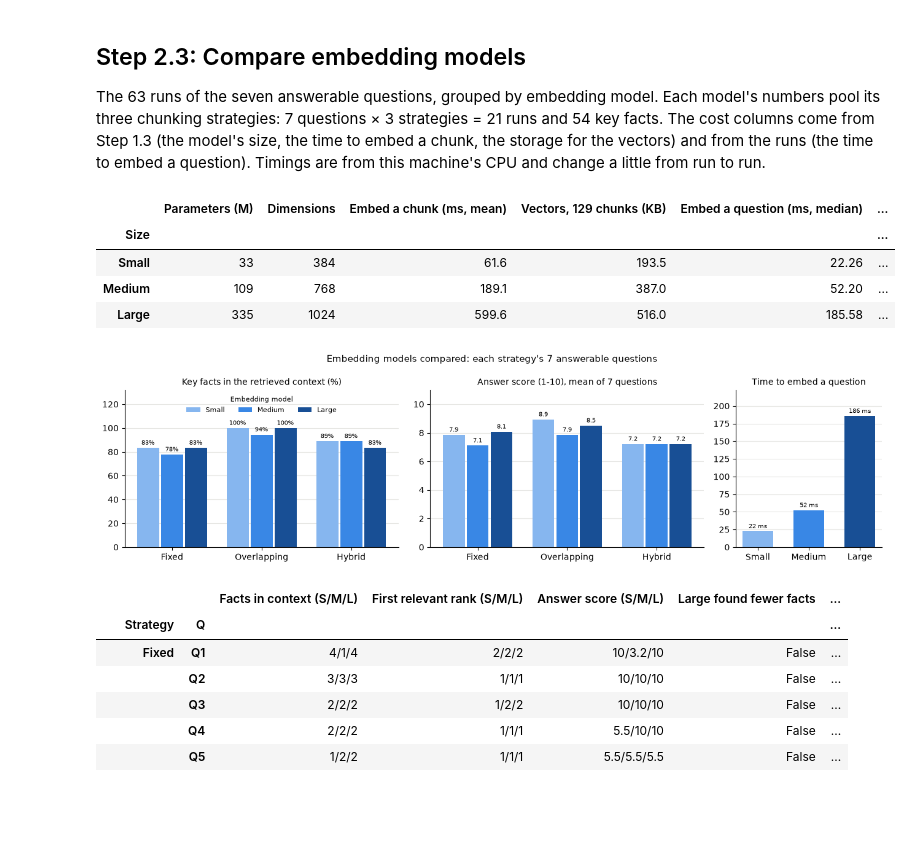
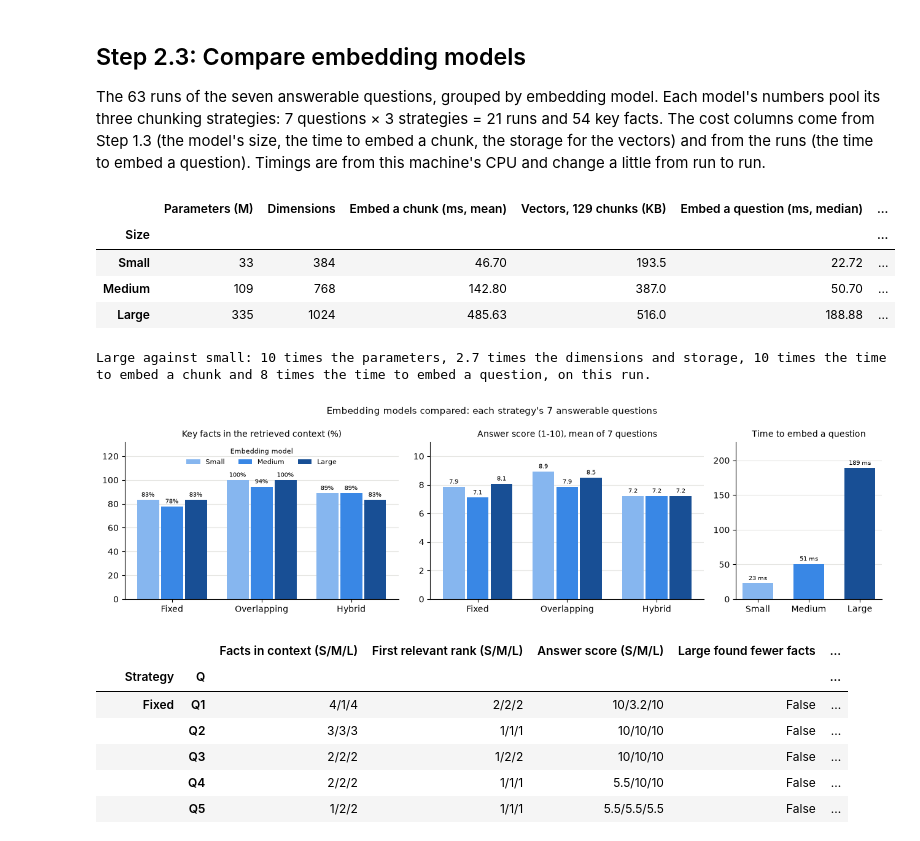
Before and after one commit to manojkmohan5/13_QuadConnect, a Jupyter notebook: rag/rag_system.ipynb, the cells around one changed output. Saved outputs shown, nothing was run; the diff lists cells and outputs as text; code cells hidden in the pictures; blank space fills up the shorter version.

```diff
--- a/rag/rag_system.ipynb
+++ b/rag/rag_system.ipynb
@@ -1119,37 +1120,43 @@ def simple_bars(ax, values, colours, fmt, title):
     ax.set_axisbelow(True)
 
 
 cost = EMBEDDING_STATS.groupby("Size", sort=False).agg(**{
     "Parameters (M)": ("Parameters (M)", "first"), "Dimensions": ("Dimensions", "first"),
     "Embed a chunk (ms, mean)": ("ms per chunk", "mean"), "Vectors, 129 chunks (KB)": ("Vectors (KB)", "sum")})
 question_ms = EVALUATION.groupby("Size", sort=False)["Embed (ms)"].median().rename("Embed a question (ms, median)")
 declines = EVALUATION[EVALUATION["Facts"] == 0].groupby("Size", sort=False)["Answer score"].apply(
     lambda s: f"{(s == 10).sum()}/{len(s)}").rename("Q8 declined")
 BY_MODEL = cost.join(question_ms).join(compare(answerable, "Size")).join(declines)
 with pd.option_context("display.max_columns", None):
     display(BY_MODEL.round(2))
+ratio = BY_MODEL.loc["Large", cost.columns.tolist() + [question_ms.name]] / BY_MODEL.loc[
+    "Small", cost.columns.tolist() + [question_ms.name]]
+print(f"Large against small: {ratio['Parameters (M)']:.0f} times the parameters, {ratio['Dimensions']:.1f} times the "
+      f"dimensions and storage, {ratio['Embed a chunk (ms, mean)']:.0f} times the time to embed a chunk and "
+      f"{ratio[question_ms.name]:.0f} times the time to embed a question, on this run.")
 
 grid = answerable.groupby(["Strategy", "Size"], sort=False)
 fig, axes = plt.subplots(1, 3, figsize=(13, 3.6), gridspec_kw={"width_ratios": [3, 3, 1.6]})
 grouped_bars(axes[0], 100 * grid["Facts in context"].sum() / grid["Facts"].sum(), list(CHUNKS), list(EMBEDDERS),
              SIZE_COLOURS, "{:.0f}%", "Key facts in the retrieved context (%)")
 grouped_bars(axes[1], grid["Answer score"].mean(), list(CHUNKS), list(EMBEDDERS), SIZE_COLOURS, "{:.1f}",
              "Answer score (1-10), mean of 7 questions")
 simple_bars(axes[2], question_ms, SIZE_COLOURS, "{:.0f} ms", "Time to embed a question")
 axes[0].set_ylim(0, 132)
 axes[1].set_ylim(0, 11)
 axes[2].set_ylim(0, question_ms.max() * 1.2)
 axes[0].legend(title="Embedding model", fontsize=8, title_fontsize=8, loc="upper center", ncol=3, frameon=False)
 fig.suptitle("Embedding models compared: each strategy's 7 answerable questions", fontsize=11)
 plt.tight_layout()
 plt.show()
 # %% [output]
 |  | Parameters (M) | Dimensions | Embed a chunk (ms, mean) | Vectors, 129 chunks (KB) | Embed a question (ms, median) | ... |
 | Size |  |  |  |  |  | ... |
-| Small | 33 | 384 | 61.6 | 193.5 | 22.26 | ... |
-| Medium | 109 | 768 | 189.1 | 387.0 | 52.20 | ... |
-| Large | 335 | 1024 | 599.6 | 516.0 | 185.58 | ... |
+| Small | 33 | 384 | 46.70 | 193.5 | 22.72 | ... |
+| Medium | 109 | 768 | 142.80 | 387.0 | 50.70 | ... |
+| Large | 335 | 1024 | 485.63 | 516.0 | 188.88 | ... |
+Large against small: 10 times the parameters, 2.7 times the dimensions and storage, 10 times the time to embed a chunk and 8 times the time to embed a question, on this run.
-[figure, old version]
+[figure, new version]
 # %%
 # Did the larger model always do better? Every strategy and question, model by model (S/M/L).
 pairs = answerable.pivot_table(index=["Strategy", "Q"], columns="Size", sort=False,
```
Also changed, not shown: parts of 12 cells of this notebook, 7 other files.
